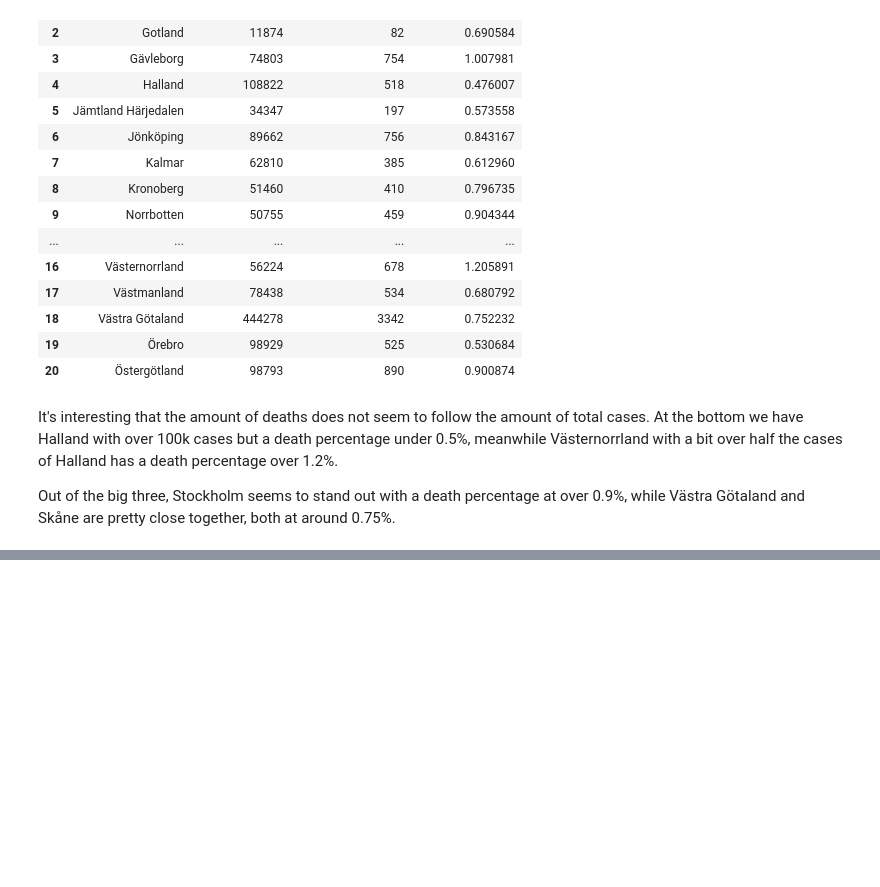
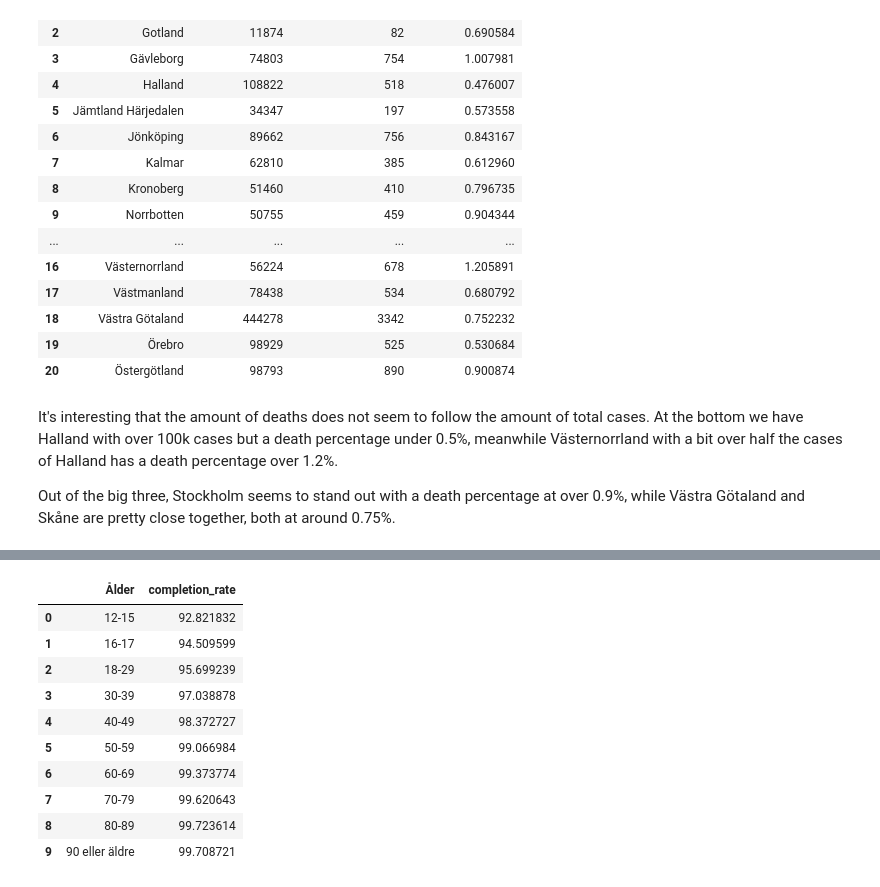
Before and after one commit to Janandersov/Databehandling-Jan-Anders-Overgard, a Jupyter notebook: Labs/Lab 1/Task 3.ipynb, the cells around one changed output, grey strips where cells are left out. Saved outputs shown, nothing was run; the diff lists cells and outputs as text; code cells hidden in the pictures; blank space fills up the shorter version.

```diff
--- a/Labs/Lab 1/Task 3.ipynb
+++ b/Labs/Lab 1/Task 3.ipynb
@@ -104,0 +129,16 @@ death_percentage_region_bar.write_html("./Visualisations/Task_3_plotly_death_per
+# %%
+mean_completion_rates = vaccine_data.groupby("Ålder")["completion_rate"].mean().reset_index()
+# %%
+mean_completion_rates
+# %% [output]
+|  | Ålder | completion_rate |
+| 0 | 12-15 | 92.821832 |
+| 1 | 16-17 | 94.509599 |
+| 2 | 18-29 | 95.699239 |
+| 3 | 30-39 | 97.038878 |
+| 4 | 40-49 | 98.372727 |
+| 5 | 50-59 | 99.066984 |
+| 6 | 60-69 | 99.373774 |
+| 7 | 70-79 | 99.620643 |
+| 8 | 80-89 | 99.723614 |
+| 9 | 90 eller äldre | 99.708721 |
```
Also changed, not shown: parts of 8 cells of this notebook, 2 other files.
